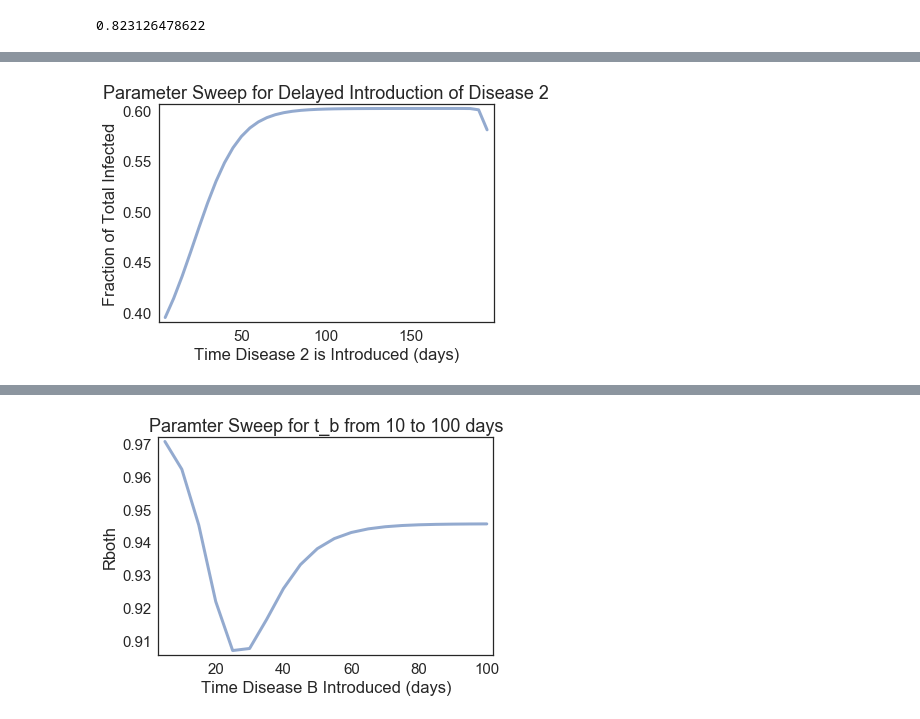
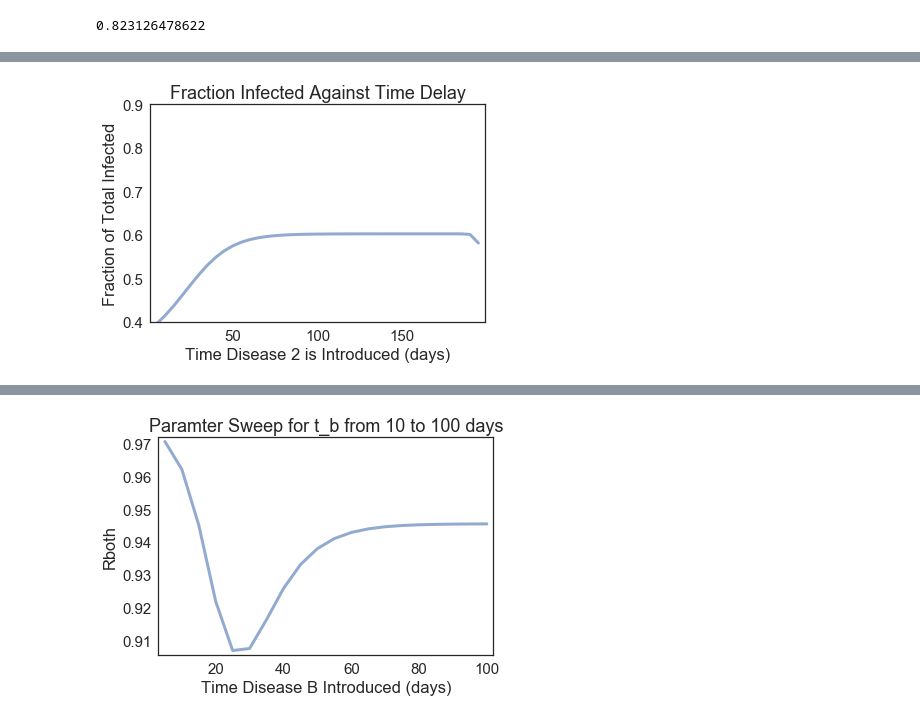
Before and after one commit to NOwolabi/modsim_project_2, a Jupyter notebook: code/Project Brainstorming3.ipynb, the cells around one changed output, grey strips where cells are left out. Drawn from its saved outputs; the diff is of its cells as text; code cells hidden in the pictures.

```diff
--- a/code/Project Brainstorming3.ipynb
+++ b/code/Project Brainstorming3.ipynb
@@ -252,8 +252,8 @@ Test the updated code with this example.
 # %%
 tc1 = 3
 tr1 = 4
-tc2 = 3
-tr2 = 4
+tc2 = 5
+tr2 = 2
 beta1 = 1 / tc1
 gamma1 = 1 / tr1
 beta2 = 1 / tc2
@@ -463,10 +463,11 @@ total infected 190.0 0.600776628722
 total infected 195.0 0.580935202165
 # %%
 plot(sweep)
+ylim(0.4, 0.9)
 decorate(xlabel='Time Disease 2 is Introduced (days)',
-         ylabel='Fraction of Total Infected', title='Parameter Sweep for Delayed Introduction of Disease 2')
+         ylabel='Fraction of Total Infected', title='Fraction Infected Against Time Delay')
 # %% [output]
-[figure, old version]
+[figure, new version]
 # %%
 tc1 = 3
 tr1 = 5
```
Also changed, not shown: parts of 2 cells of this notebook.
